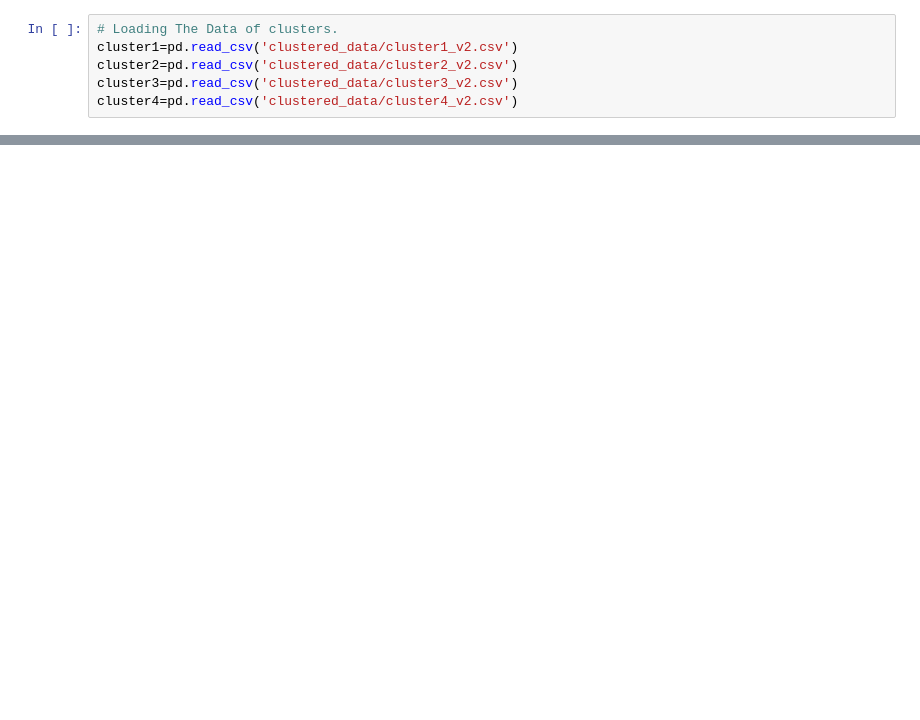
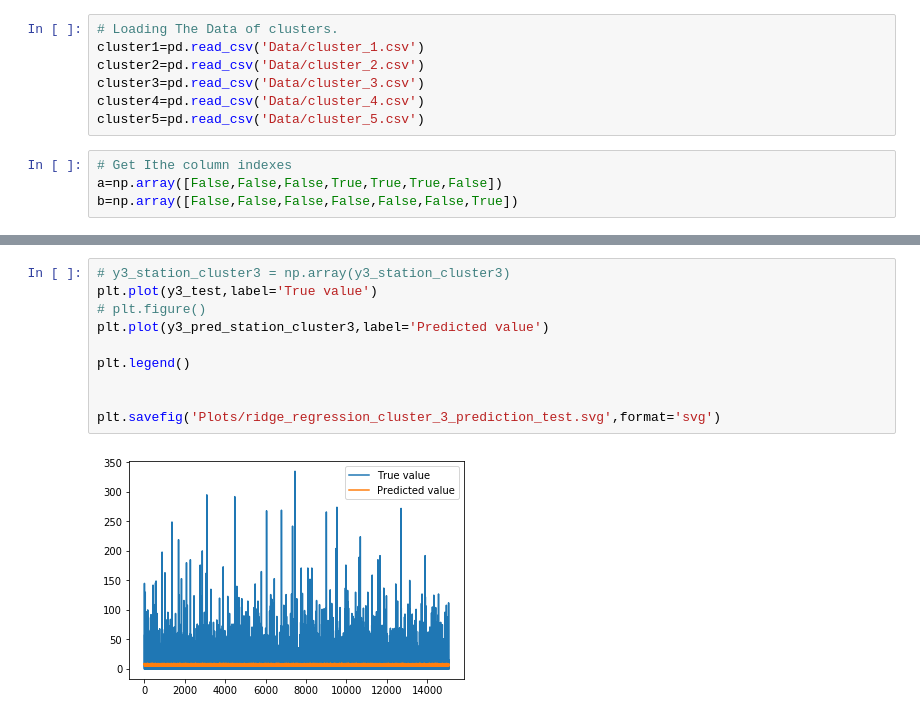
Before and after one commit to AmrKhalifa/Modeling-rainfall-data-in-Bangladesh, a Jupyter notebook: models/Model_2_Bayesain_Linear_Regression.ipynb, the cells around one changed output, grey strips where cells are left out. Cells and saved outputs as stored; diff of their text form; blank space fills up the shorter version.

```diff
--- a/models/Model_2_Bayesain_Linear_Regression.ipynb
+++ b/models/Model_2_Bayesain_Linear_Regression.ipynb
@@ -8,9 +8,14 @@ from sklearn.metrics import mean_squared_error
 # %%
 # Loading The Data of clusters.
-cluster1=pd.read_csv('clustered_data/cluster1_v2.csv')
-cluster2=pd.read_csv('clustered_data/cluster2_v2.csv')
-cluster3=pd.read_csv('clustered_data/cluster3_v2.csv')
-cluster4=pd.read_csv('clustered_data/cluster4_v2.csv')
+cluster1=pd.read_csv('Data/cluster_1.csv')
+cluster2=pd.read_csv('Data/cluster_2.csv')
+cluster3=pd.read_csv('Data/cluster_3.csv')
+cluster4=pd.read_csv('Data/cluster_4.csv')
+cluster5=pd.read_csv('Data/cluster_5.csv')
+# %%
+# Get Ithe column indexes
+a=np.array([False,False,False,True,True,True,False])
+b=np.array([False,False,False,False,False,False,True])
 # %%
 # Xn will contain 'Year, Month, Day, Cluster'
 
@@ -73,0 +181,12 @@ Error 4 18.511843906814367
+# %%
+# y3_station_cluster3 = np.array(y3_station_cluster3)
+plt.plot(y3_test,label='True value')
+# plt.figure()
+plt.plot(y3_pred_station_cluster3,label='Predicted value')
+
+plt.legend()
+
+
+plt.savefig('Plots/ridge_regression_cluster_3_prediction_test.svg',format='svg')
+# %% [output]
+[figure, added]
```
Also changed, not shown: parts of 20 cells of this notebook, 41 other files.
